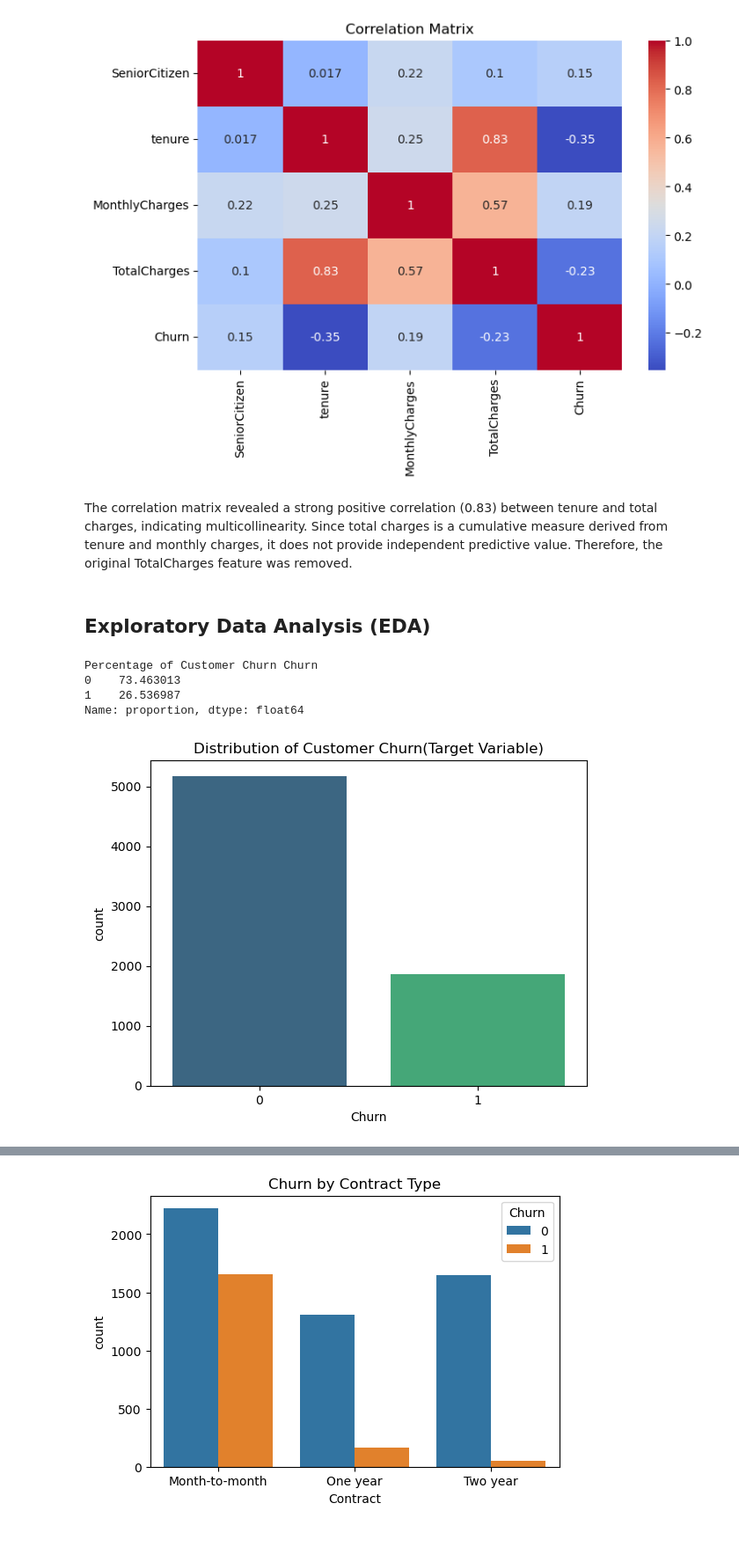
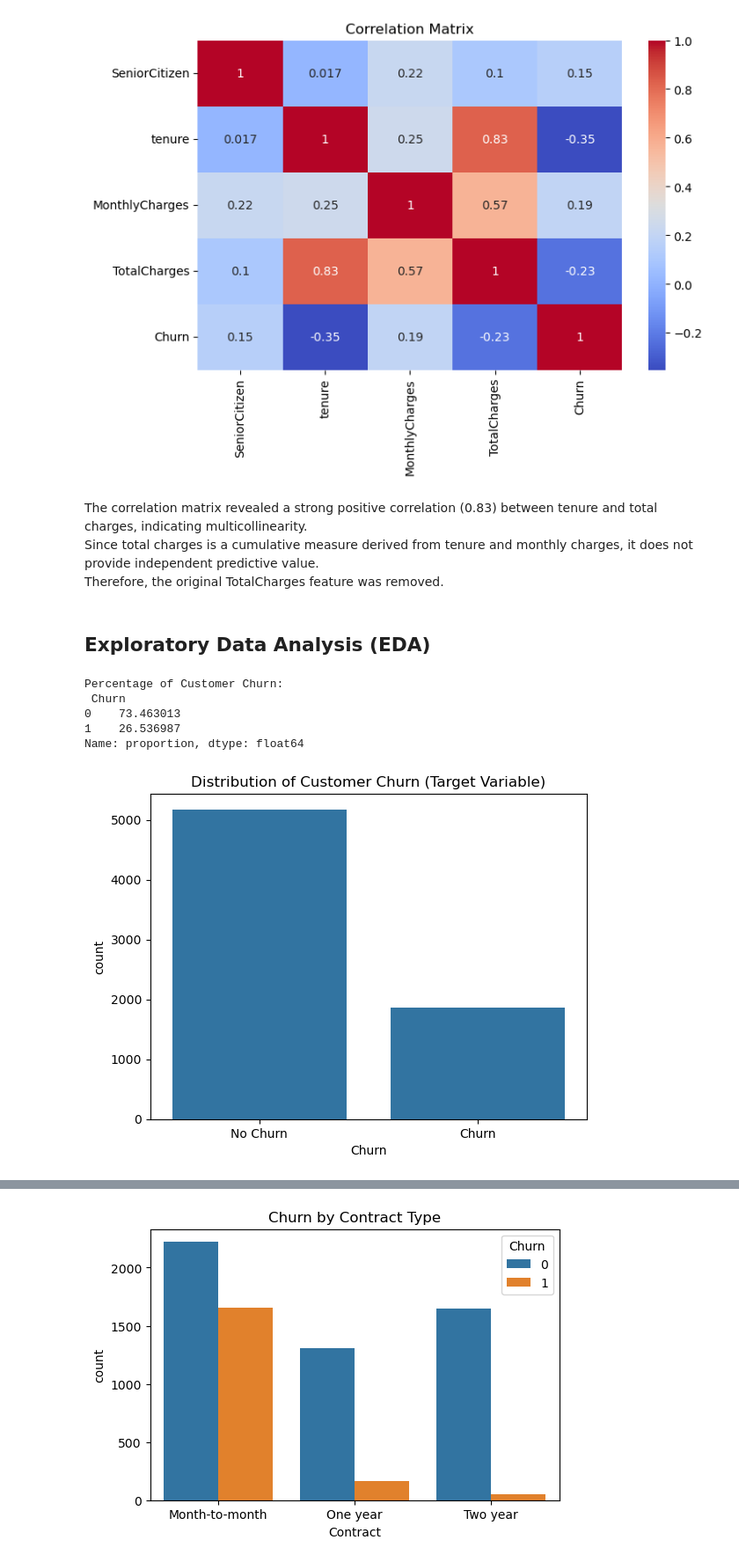
Before and after one commit to PallakSinha/Customer_Churn_ANN, a Jupyter notebook: ANN_Project.ipynb, the cells around one changed output, grey strips where cells are left out. Shown at 88% size. Cells and saved outputs as stored; diff of their text form; code cells hidden in the pictures; blank space fills up the shorter version.

```diff
--- a/ANN_Project.ipynb
+++ b/ANN_Project.ipynb
@@ -48,7 +48,7 @@ from tensorflow.keras.layers import Dense
 ### Loading & Reading Dataset
 # %%
 # Loading dataset from the file provided
-df = pd.read_csv("D:/BITS DS & AI/Trimester 2/Artificial Neural Networks/telco_churn.csv")
+df = pd.read_csv("D:/BITS DS & AI/Artificial Neural Networks/telco_churn.csv")
 # %%
 # reading dataset
 df.head()
@@ -170,3 +172,3 @@ dtype: int64
 # %%
 # dropping customerID bcause its only an identifier, has no significance for the analysis
-df1 = df.drop(['customerID'], axis=1)
+df = df.drop(['customerID'], axis=1)
@@ -224,22 +230,27 @@ plt.show()
 # %% [output]
 [figure]
 # %% [markdown]
-The correlation matrix revealed a strong positive correlation (0.83) between tenure and total charges, indicating multicollinearity. Since total charges is a cumulative measure derived from tenure and monthly charges, it does not provide independent predictive value. Therefore, the original TotalCharges feature was removed.
+The correlation matrix revealed a strong positive correlation (0.83) between tenure and total charges, indicating multicollinearity.
+Since total charges is a cumulative measure derived from tenure and monthly charges, it does not provide independent predictive value.
+Therefore, the original TotalCharges feature was removed.
 # %%
-df1 = df.drop('TotalCharges', axis=1, inplace=True)
+df = df.drop('TotalCharges', axis=1)
 # %% [markdown]
 ## Exploratory Data Analysis (EDA)
 # %%
 # Visualizing the target variable
 counts = df['Churn'].value_counts()
 percent = df['Churn'].value_counts(normalize=True) * 100
-print("Percentage of Customer Churn",percent)
-sns.countplot(x='Churn', data=df, palette='viridis')
-plt.title('Distribution of Customer Churn(Target Variable)')
+print("Percentage of Customer Churn:\n", percent)
+
+sns.countplot(x='Churn', data=df)
+plt.title('Distribution of Customer Churn (Target Variable)')
+plt.xticks([0,1], ['No Churn', 'Churn'])
 plt.show()
 # %% [output]
-Percentage of Customer Churn Churn
+Percentage of Customer Churn:
+ Churn
 0    73.463013
 1    26.536987
 Name: proportion, dtype: float64
-[figure, old version]
+[figure, new version]
```
Also changed, not shown: parts of 47 cells of this notebook.
